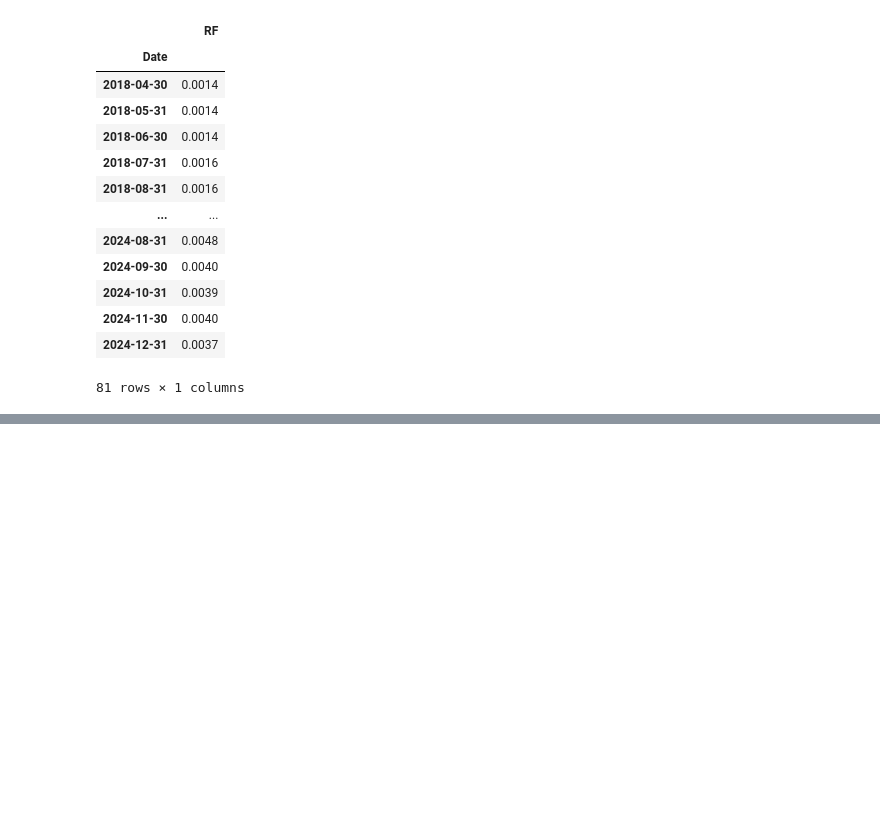
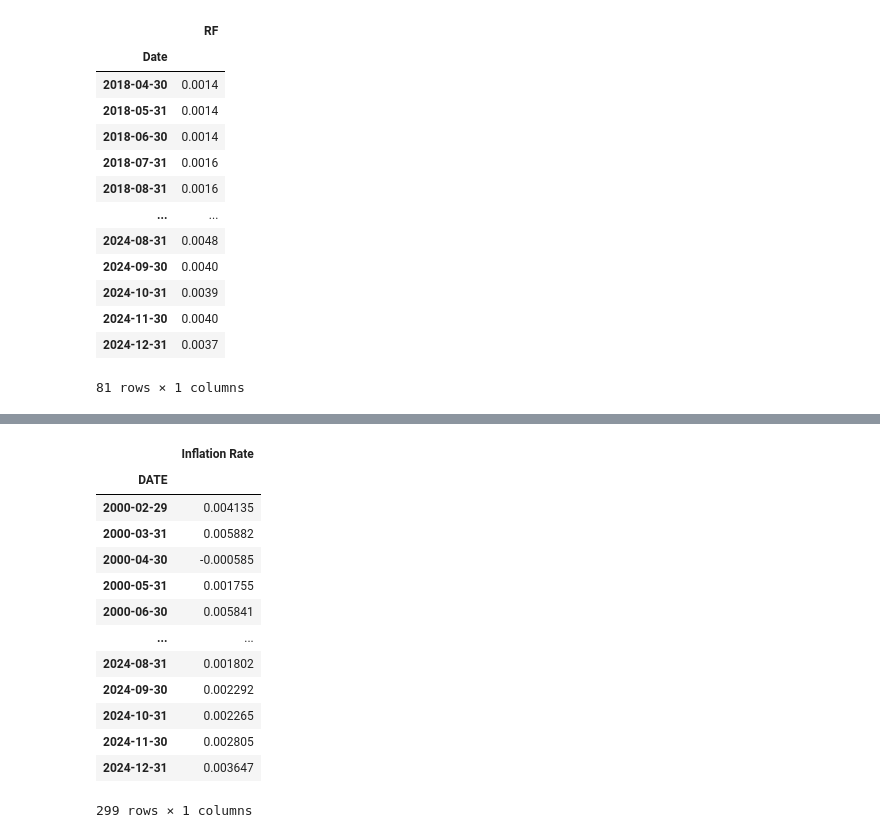
Before and after one commit to rishitashroff/riskreturncalculator, a Jupyter notebook: Project.ipynb, the cells around one changed output, grey strips where cells are left out. Saved outputs shown, nothing was run; the diff lists cells and outputs as text; code cells hidden in the pictures; blank space fills up the shorter version.

```diff
--- a/Project.ipynb
+++ b/Project.ipynb
@@ -194,0 +218,27 @@ aligned_rf
+# %%
+# Fetch CPI data from FRED
+cpi = web.DataReader('CPIAUCSL', 'fred', start, end)
+
+# Calculate monthly inflation rates as percentage change
+inflation_rate = cpi.pct_change().dropna()
+
+# Optionally normalize the index to end-of-month timestamps
+inflation_rate.index = inflation_rate.index.to_period('M').to_timestamp(how='end').normalize()
+
+inflation_rate.columns = ['Inflation Rate']
+inflation_rate
+# %% [output]
+|  | Inflation Rate |
+| DATE |  |
+| 2000-02-29 | 0.004135 |
+| 2000-03-31 | 0.005882 |
+| 2000-04-30 | -0.000585 |
+| 2000-05-31 | 0.001755 |
+| 2000-06-30 | 0.005841 |
+| ... | ... |
+| 2024-08-31 | 0.001802 |
+| 2024-09-30 | 0.002292 |
+| 2024-10-31 | 0.002265 |
+| 2024-11-30 | 0.002805 |
+| 2024-12-31 | 0.003647 |
+299 rows × 1 columns
```
Also changed, not shown: parts of 5 cells of this notebook.
